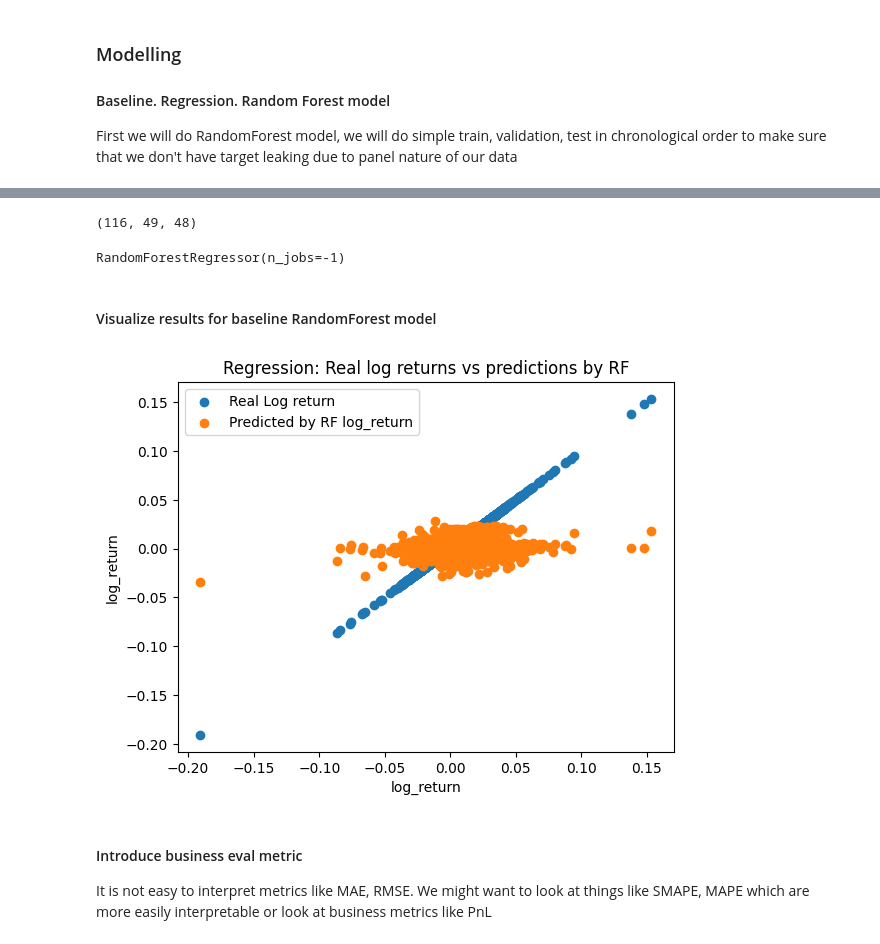
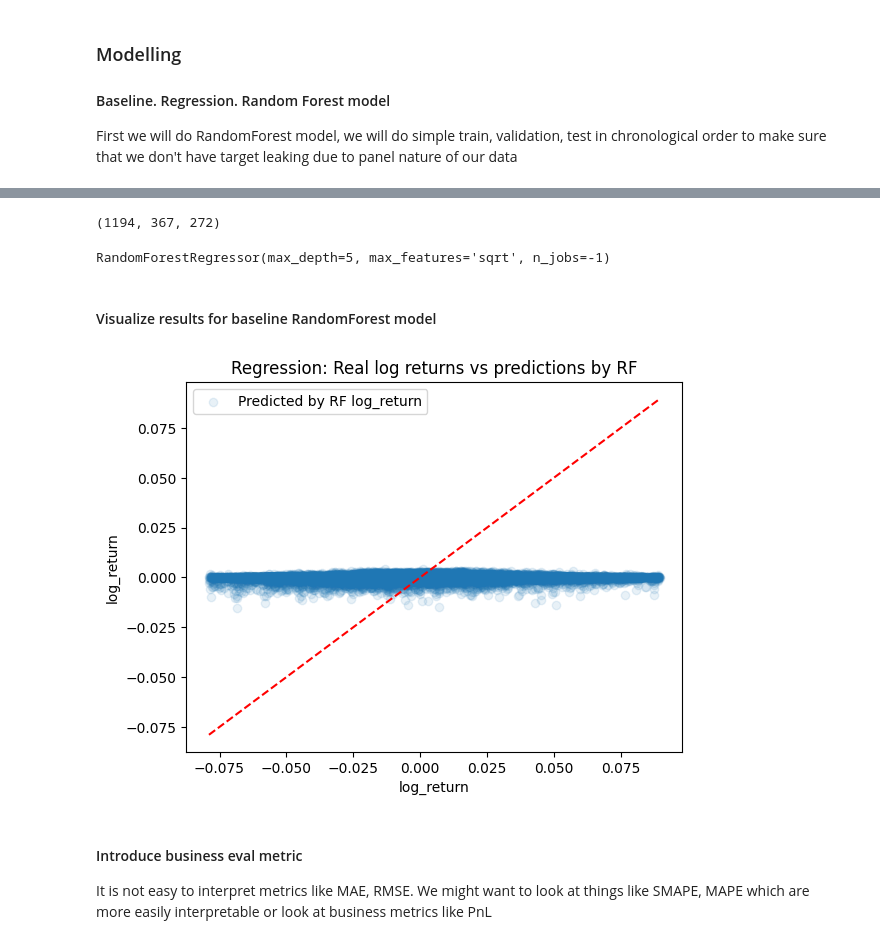
Before and after one commit to B0R0koko/microstructure_ranker, a Jupyter notebook: src/analysis/analysis.ipynb, the cells around one changed output, grey strips where cells are left out. Cells and saved outputs as stored; diff of their text form; code cells hidden in the pictures.

```diff
--- a/src/analysis/analysis.ipynb
+++ b/src/analysis/analysis.ipynb
@@ -235,0 +248,4 @@ plt.show()
+# %%
+q005: float = np.nanquantile(df_scaled["log_return"], q=.005)
+q995: float = np.nanquantile(df_scaled["log_return"], q=.995)
+df_scaled = df_scaled[df_scaled["log_return"].between(q005, q995)].reset_index(drop=True)
@@ -253,8 +293,8 @@ Name: cross_section_end_time, dtype: datetime64[ns]
 # %%
 # train, val, test split
 
-t0: datetime = datetime(2024, 11, 6)
-t1: datetime = datetime(2024, 11, 8)
+t0: datetime = datetime(2024, 8, 1)
+t1: datetime = datetime(2024, 10, 1)
 
 df_train, df_val, df_test = (
     df_scaled[df_scaled["cross_section_end_time"] < t0].copy(),
@@ -268,7 +308,7 @@ df_train, df_val, df_test = (
     df_test["cross_section_id"].nunique()
 )
 # %% [output]
-(116, 49, 48)
+(1194, 367, 272)
 # %%
 from sklearn.ensemble import RandomForestRegressor
 from dataclasses import dataclass
@@ -282,11 +322,11 @@ class FeatureSet:
 
 
 # initialize our feature set, that will be used throughtout the notebook
-reg_features: FeatureSet = FeatureSet(
-    regressors=num_cols, target="log_return"
-)
+reg_features: FeatureSet = FeatureSet(regressors=num_cols, target="log_return")
 # %%
 model_rf_base: RandomForestRegressor = RandomForestRegressor(
+    max_depth=5,
+    max_features="sqrt",
     n_estimators=100,
     criterion="squared_error",
     n_jobs=-1
@@ -294,24 +334,27 @@ model_rf_base: RandomForestRegressor = RandomForestRegressor(
 
 model_rf_base.fit(X=df_train[reg_features.regressors], y=df_train[reg_features.target])
 # %% [output]
-RandomForestRegressor(n_jobs=-1)
+RandomForestRegressor(max_depth=5, max_features='sqrt', n_jobs=-1)
 # %% [markdown]
 <h4>Visualize results for baseline RandomForest model</h4>
 # %%
 y_pred: np.ndarray = model_rf_base.predict(df_val[reg_features.regressors])
 
-plt.scatter(df_val[target_col], df_val[target_col], label="Real Log return")
-plt.scatter(df_val[target_col], y_pred, label="Predicted by RF log_return")
+plt.scatter(df_val[target_col], y_pred, label="Predicted by RF log_return", alpha=.1)
+x_min, x_max = df_val[target_col].min(), df_val[target_col].max()
+
+X = np.linspace(x_min, x_max, 1000)
+plt.plot(X, X, linestyle="--", color="red")
 
 plt.title("Regression: Real log returns vs predictions by RF")
 plt.xlabel("log_return")
 plt.ylabel("log_return")
 plt.legend()
 
 plt.savefig("rf_predictions.png")
 plt.show()
 # %% [output]
-[figure, old version]
+[figure, new version]
 # %% [markdown]
 <h4>Introduce business eval metric</h4>
 <p>It is not easy to interpret metrics like MAE, RMSE. We might want to look at things like SMAPE, MAPE which are more easily interpretable or look at business metrics like PnL</p>
```
Also changed, not shown: parts of 39 cells of this notebook, 7 other files.
